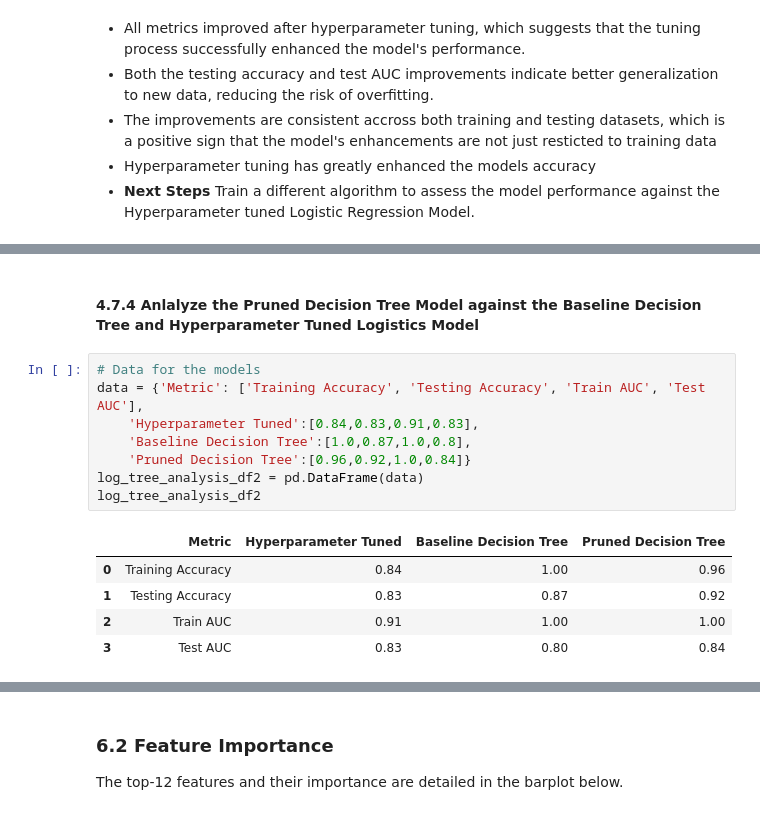
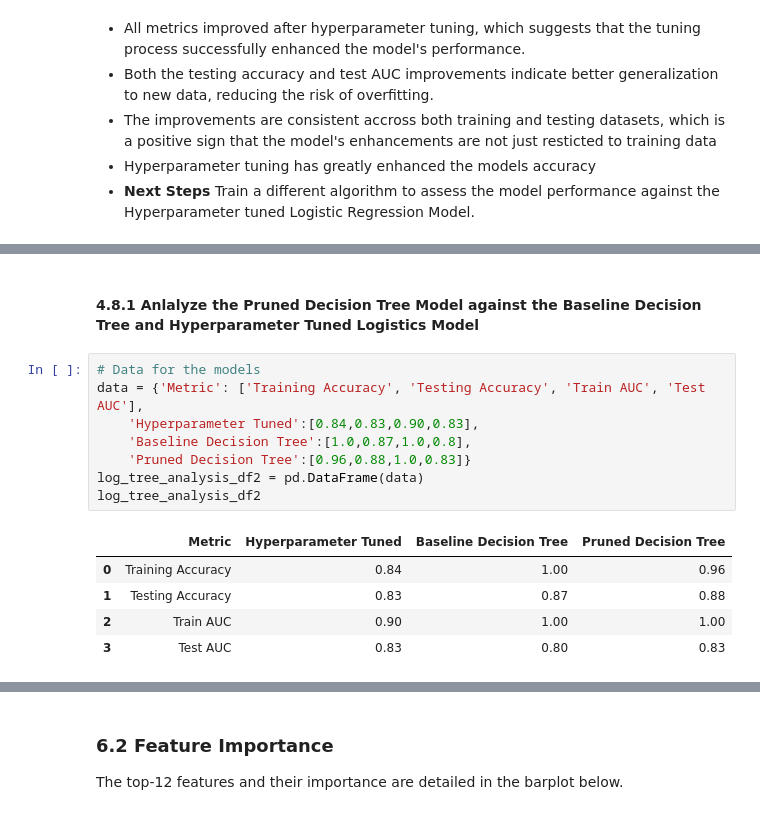
Before and after one commit to WambuiMunene/Phase-3-Project, a Jupyter notebook: index.ipynb, the cells around one changed output, grey strips where cells are left out. Drawn from its saved outputs; the diff is of its cells as text.

Commit message:
Notebook edited and cleaned. Models finalized and analyzed. Summary and recommendations also finalized

```diff
--- a/index.ipynb
+++ b/index.ipynb
@@ -1405,16 +1427,16 @@ Test AUC: 0.84
 # %% [markdown]
-#### 4.7.4 Anlalyze the Pruned Decision Tree Model against the Baseline Decision Tree and Hyperparameter Tuned Logistics Model
+#### 4.8.1 Anlalyze the Pruned Decision Tree Model against the Baseline Decision Tree and Hyperparameter Tuned Logistics Model
 # %%
 # Data for the models
 data = {'Metric': ['Training Accuracy', 'Testing Accuracy', 'Train AUC', 'Test AUC'],
-    'Hyperparameter Tuned':[0.84,0.83,0.91,0.83],
+    'Hyperparameter Tuned':[0.84,0.83,0.90,0.83],
     'Baseline Decision Tree':[1.0,0.87,1.0,0.8],
-    'Pruned Decision Tree':[0.96,0.92,1.0,0.84]}
+    'Pruned Decision Tree':[0.96,0.88,1.0,0.83]}
 log_tree_analysis_df2 = pd.DataFrame(data)
 log_tree_analysis_df2
 # %% [output]
 |  | Metric | Hyperparameter Tuned | Baseline Decision Tree | Pruned Decision Tree |
 | 0 | Training Accuracy | 0.84 | 1.00 | 0.96 |
-| 1 | Testing Accuracy | 0.83 | 0.87 | 0.92 |
-| 2 | Train AUC | 0.91 | 1.00 | 1.00 |
-| 3 | Test AUC | 0.83 | 0.80 | 0.84 |
+| 1 | Testing Accuracy | 0.83 | 0.87 | 0.88 |
+| 2 | Train AUC | 0.90 | 1.00 | 1.00 |
+| 3 | Test AUC | 0.83 | 0.80 | 0.83 |
```
Also changed, not shown: parts of 33 cells of this notebook.
